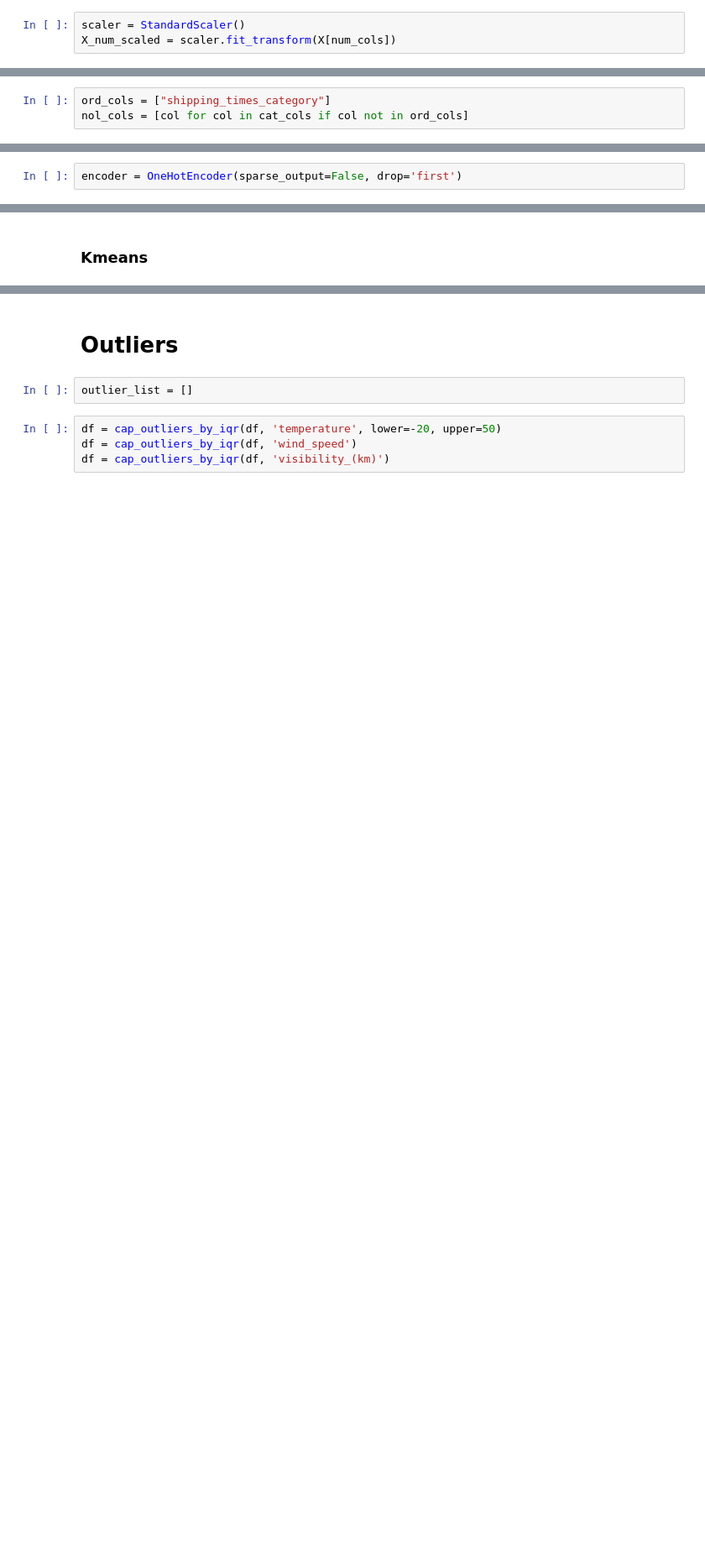
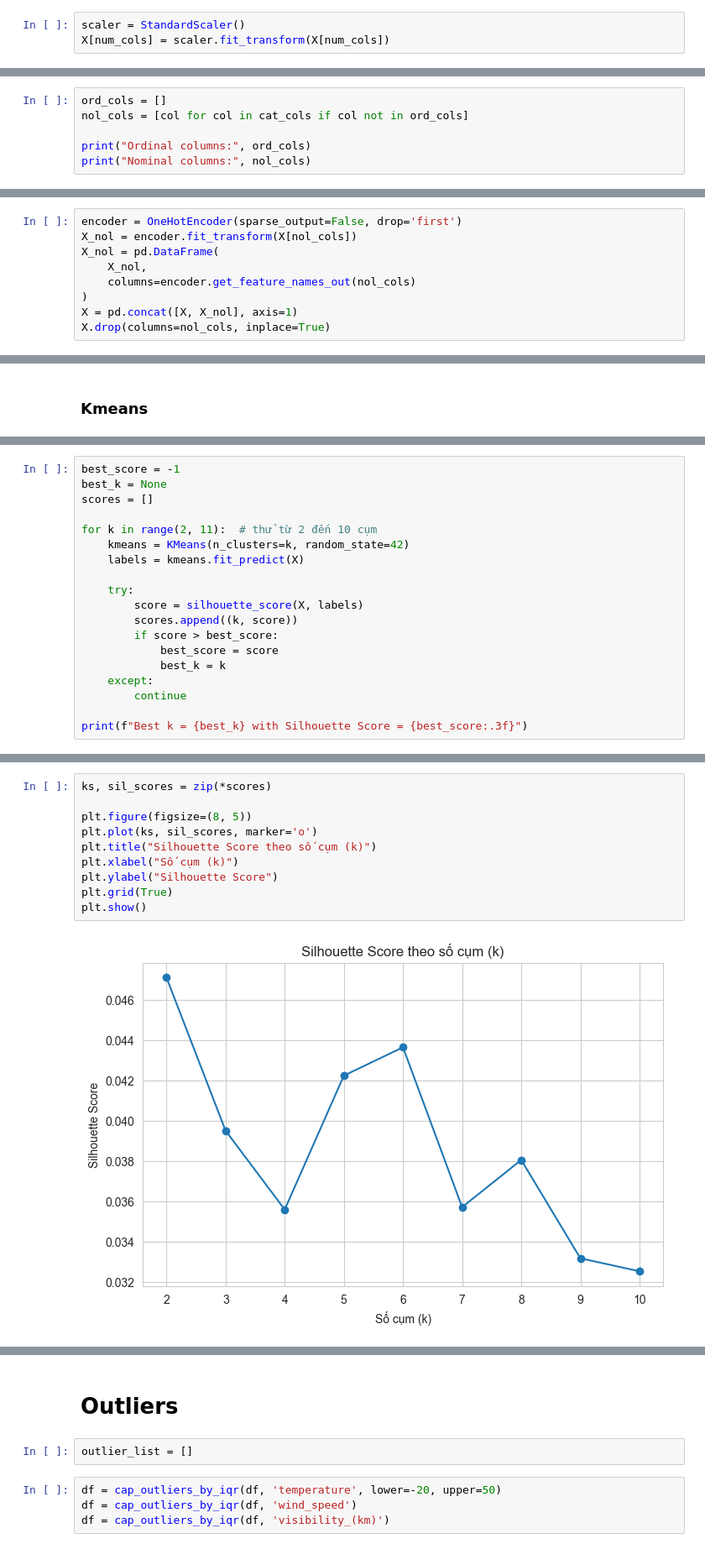
Before and after one commit to Avcuongy/DSS, a Jupyter notebook: notebooks/analysis/4_multivariate.ipynb, the cells around one changed output, grey strips where cells are left out. Shown: that part at 84% size. Drawn from its saved outputs; the diff is of its cells as text; blank space fills up the shorter version.

```diff
--- a/notebooks/analysis/4_multivariate.ipynb
+++ b/notebooks/analysis/4_multivariate.ipynb
@@ -572,9 +572,12 @@ Categorical columns: ['product_type', 'sku', 'customer_demographics', 'shipping_
 #### Numerical
 # %%
 scaler = StandardScaler()
-X_num_scaled = scaler.fit_transform(X[num_cols])
+X[num_cols] = scaler.fit_transform(X[num_cols])
 # %% [markdown]
 #### Categorical
 # %%
-ord_cols = ["shipping_times_category"]
+ord_cols = []
 nol_cols = [col for col in cat_cols if col not in ord_cols]
+
+print("Ordinal columns:", ord_cols)
+print("Nominal columns:", nol_cols)
@@ -581,2 +587,9 @@ nol_cols = [col for col in cat_cols if col not in ord_cols]
 # %%
 encoder = OneHotEncoder(sparse_output=False, drop='first')
+X_nol = encoder.fit_transform(X[nol_cols])
+X_nol = pd.DataFrame(
+    X_nol,
+    columns=encoder.get_feature_names_out(nol_cols)
+)
+X = pd.concat([X, X_nol], axis=1)
+X.drop(columns=nol_cols, inplace=True)
@@ -586,0 +600,19 @@ ordinal_encoder = OrdinalEncoder(categories=[["Fast", "Average", "Slow"]])
+# %%
+best_score = -1
+best_k = None
+scores = []
+
+for k in range(2, 11):  # thử từ 2 đến 10 cụm
+    kmeans = KMeans(n_clusters=k, random_state=42)
+    labels = kmeans.fit_predict(X)
+
+    try:
+        score = silhouette_score(X, labels)
+        scores.append((k, score))
+        if score > best_score:
+            best_score = score
+            best_k = k
+    except:
+        continue
+
+print(f"Best k = {best_k} with Silhouette Score = {best_score:.3f}")
@@ -586,0 +621,12 @@ ordinal_encoder = OrdinalEncoder(categories=[["Fast", "Average", "Slow"]])
+# %%
+ks, sil_scores = zip(*scores)
+
+plt.figure(figsize=(8, 5))
+plt.plot(ks, sil_scores, marker='o')
+plt.title("Silhouette Score theo số cụm (k)")
+plt.xlabel("Số cụm (k)")
+plt.ylabel("Silhouette Score")
+plt.grid(True)
+plt.show()
+# %% [output]
+[figure, added]
```
Also changed, not shown: parts of 13 cells of this notebook, 1 other file.
